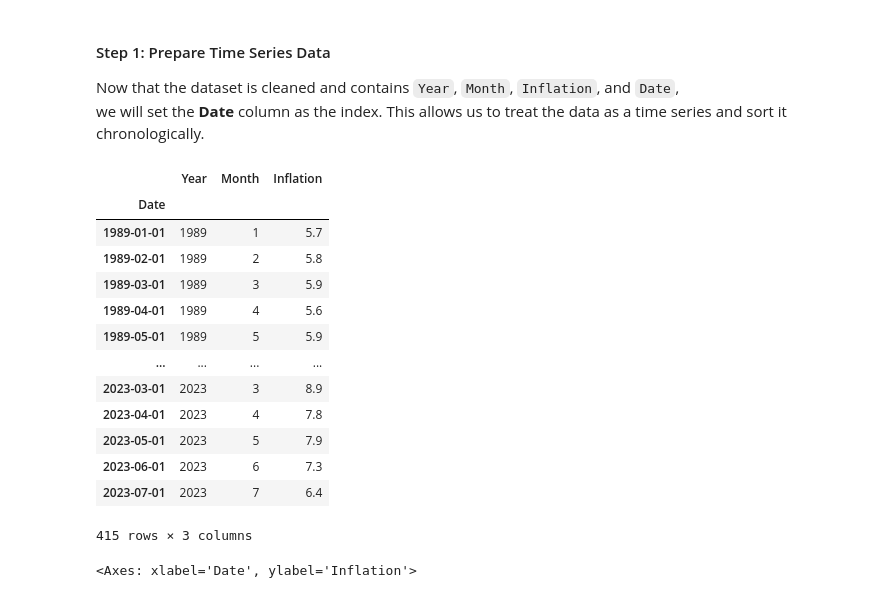
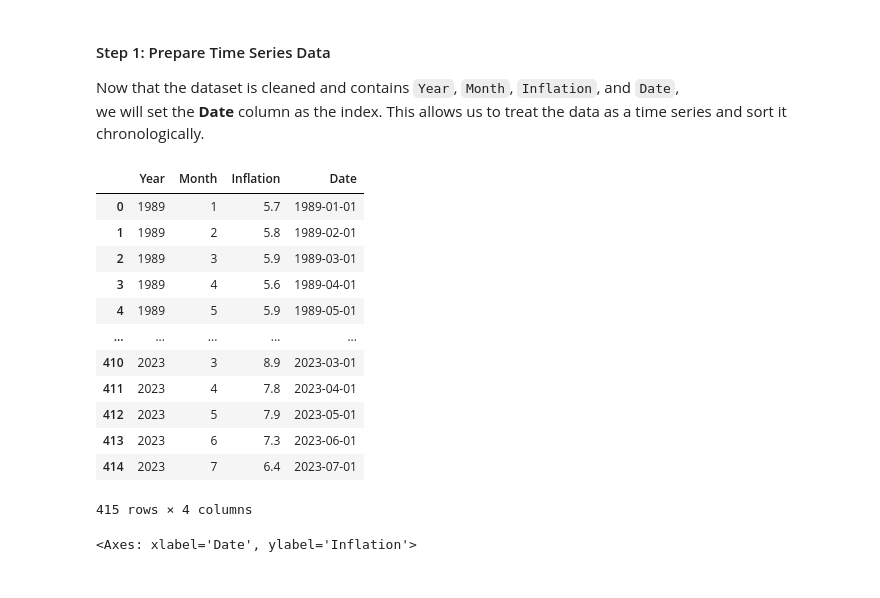
Before and after one commit to Omotobaolanle/uk-inflation-forecasting, a Jupyter notebook: UK Inflation 1989-2022-2.ipynb, the cells around one changed output. Saved outputs shown, nothing was run; the diff lists cells and outputs as text; code cells hidden in the pictures.

```diff
--- a/UK Inflation 1989-2022-2.ipynb
+++ b/UK Inflation 1989-2022-2.ipynb
@@ -92,23 +92,22 @@ we will set the **Date** column as the index. This allows us to treat the data a
 Inflation_Month["Date"]=pd.to_datetime(Inflation_Month["Year"].astype(str)+"-"+Inflation_Month["Month"].astype(str)+"-01",errors="coerce")
 # %%
 #Set "Date"as the index and sort
-Inflation_Month=Inflation_Month.set_index("Date").sort_index()
+Inflation_Month=Inflation_Month.sort_values("Date")
 Inflation_Month
 # %% [output]
-|  | Year | Month | Inflation |
-| Date |  |  |  |
-| 1989-01-01 | 1989 | 1 | 5.7 |
-| 1989-02-01 | 1989 | 2 | 5.8 |
-| 1989-03-01 | 1989 | 3 | 5.9 |
-| 1989-04-01 | 1989 | 4 | 5.6 |
-| 1989-05-01 | 1989 | 5 | 5.9 |
-| ... | ... | ... | ... |
-| 2023-03-01 | 2023 | 3 | 8.9 |
-| 2023-04-01 | 2023 | 4 | 7.8 |
-| 2023-05-01 | 2023 | 5 | 7.9 |
-| 2023-06-01 | 2023 | 6 | 7.3 |
-| 2023-07-01 | 2023 | 7 | 6.4 |
+|  | Year | Month | Inflation | Date |
+| 0 | 1989 | 1 | 5.7 | 1989-01-01 |
+| 1 | 1989 | 2 | 5.8 | 1989-02-01 |
+| 2 | 1989 | 3 | 5.9 | 1989-03-01 |
+| 3 | 1989 | 4 | 5.6 | 1989-04-01 |
+| 4 | 1989 | 5 | 5.9 | 1989-05-01 |
+| ... | ... | ... | ... | ... |
+| 410 | 2023 | 3 | 8.9 | 2023-03-01 |
+| 411 | 2023 | 4 | 7.8 | 2023-04-01 |
+| 412 | 2023 | 5 | 7.9 | 2023-05-01 |
+| 413 | 2023 | 6 | 7.3 | 2023-06-01 |
+| 414 | 2023 | 7 | 6.4 | 2023-07-01 |
-415 rows × 3 columns
+415 rows × 4 columns
 # %%
 # To check if it's a linear relationship
 import seaborn as sns
```
Also changed, not shown: parts of 15 cells of this notebook, 1 other file.
